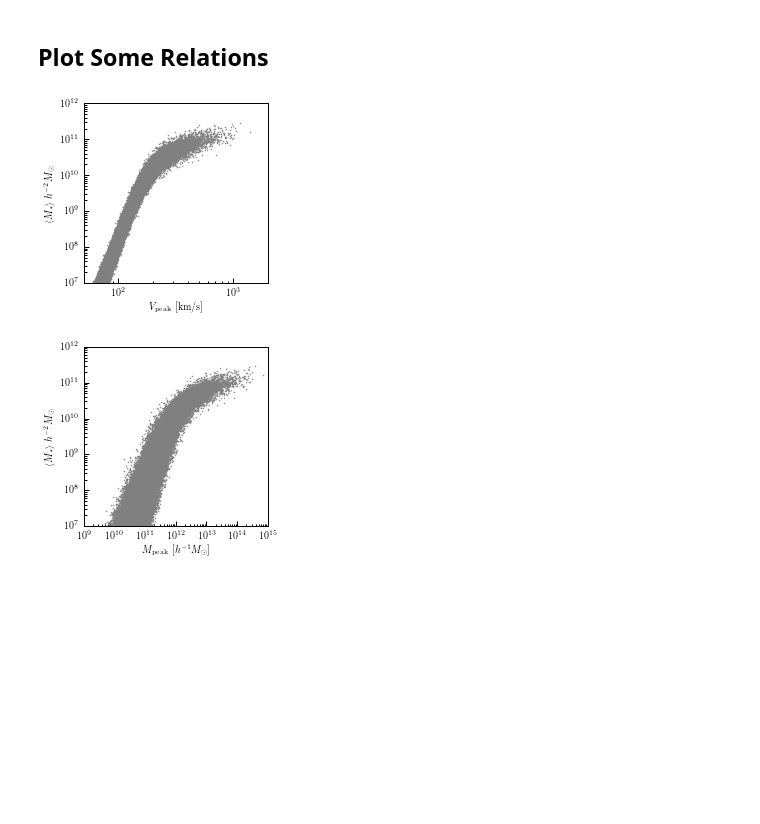
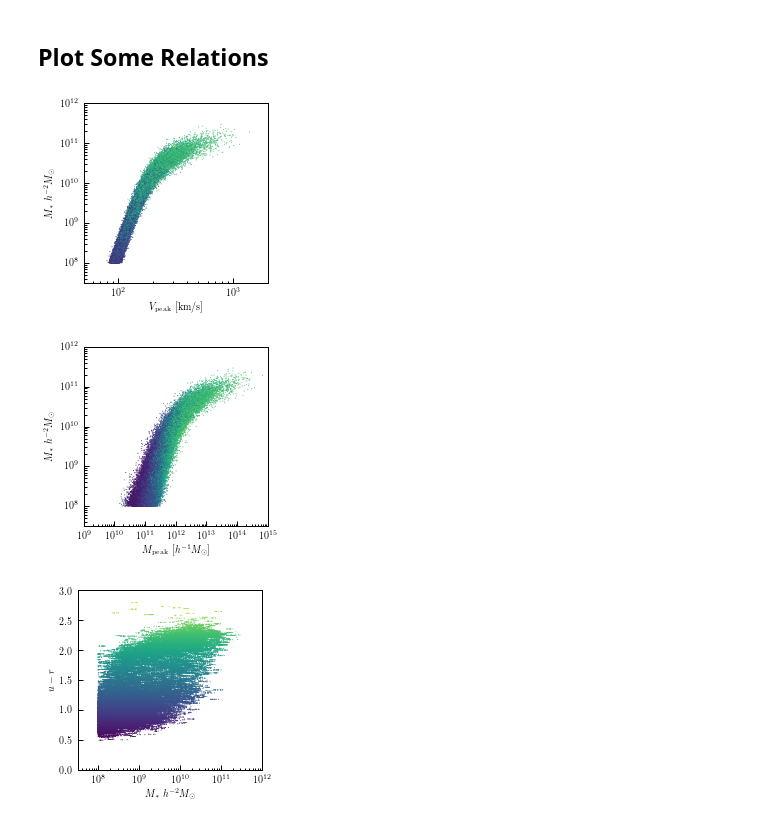
Before and after one commit to duncandc/eco_mocks, a Jupyter notebook: notebooks/load_eco_mocks.ipynb, the cells around one changed output. Cells and saved outputs as stored; diff of their text form; code cells hidden in the pictures; blank space fills up the shorter version.

```diff
--- a/notebooks/load_eco_mocks.ipynb
+++ b/notebooks/load_eco_mocks.ipynb
@@ -14,31 +14,45 @@ cwd = os.getcwd()
 data_path = os.path.abspath(os.path.join(os.path.dirname(cwd), 'mocks')) + '/'
 # %%
 from astropy.table import Table
-mock = Table.read(data_path + 'mock_1.hdf5', path='data')
+mock = Table.read(data_path + 'mock_1a.hdf5', path='data')
 # %% [markdown]
 ## Plot Some Relations
 # %%
 # plot stellar mass-vpeak relation
 plt.figure(figsize=(3.3,3.3))
-plt.plot(mock['halo_vpeak'], mock['stellar_mass'], '.', color='grey', ms=1)
-plt.ylabel(r'$\langle M_{*}\rangle~h^{-2}M_{\odot}$')
-plt.ylim([10**7.0,10**12.0])
+plt.scatter(mock['halo_vpeak'], mock['stellar_mass'],
+            c=mock['u_minus_r'], s=1, lw=0, vmin=0.5, vmax=2.75)
+plt.ylabel(r'$M_{*}~h^{-2}M_{\odot}$')
+plt.ylim([10**7.5,10**12.0])
 plt.xlim([50,2000])
 plt.xscale('log')
 plt.yscale('log')
 plt.xlabel(r'$V_{\rm peak}~[{\rm km/s}]$')
 plt.show()
 
 # plot SMHM relation
 plt.figure(figsize=(3.3,3.3))
-plt.plot(mock['halo_mpeak'], mock['stellar_mass'], '.', color='grey', ms=1)
-plt.ylabel(r'$\langle M_{*}\rangle~h^{-2}M_{\odot}$')
-plt.ylim([10**7.0,10**12.0])
+plt.scatter(mock['halo_mpeak'], mock['stellar_mass'],
+            c=mock['u_minus_r'], s=1, lw=0, vmin=0.5, vmax=2.75)
+plt.ylabel(r'$M_{*}~h^{-2}M_{\odot}$')
+plt.ylim([10**7.5,10**12.0])
 plt.xlim([10**9,10**15])
 plt.xscale('log')
 plt.yscale('log')
 plt.xlabel(r'$M_{\rm peak}~[h^{-1}M_{\odot}]$')
 plt.show()
+
+# plot SMHM relation
+plt.figure(figsize=(3.3,3.3))
+plt.scatter(mock['stellar_mass'], mock['u_minus_r'],
+            c=mock['u_minus_r'], s=1, lw=0, vmin=0.5, vmax=2.75)
+plt.xlabel(r'$M_{*}~h^{-2}M_{\odot}$')
+plt.xlim([10**7.5,10**12.0])
+plt.ylim([0.5,2.75])
+plt.xscale('log')
+plt.ylabel(r'$u-r$')
+plt.show()
 # %% [output]
-[figure, old version]
+[figure, new version]
-[figure, old version]
+[figure, new version]
+[figure, added]
```
Also changed, not shown: parts of 2 cells of this notebook, 11 other files.
